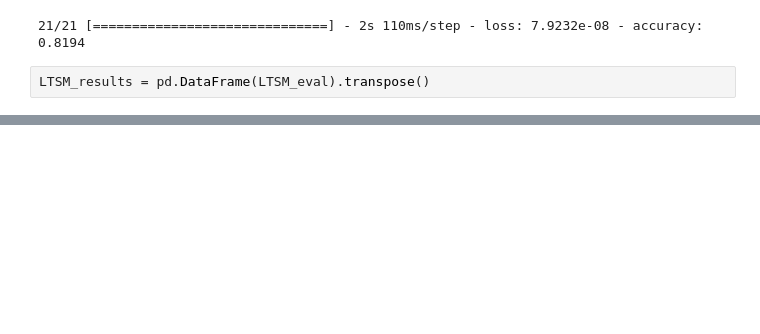
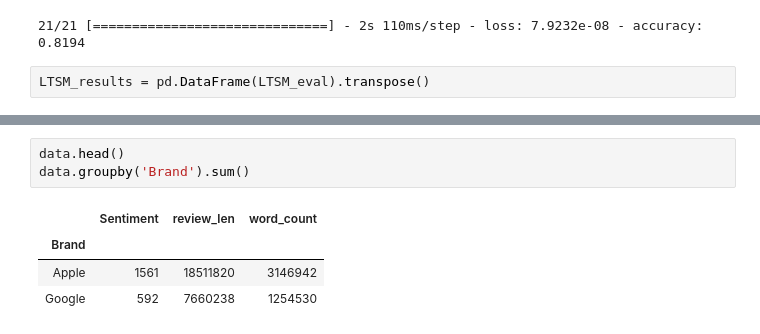
Before and after one commit to jdsmithwes/project4_NLP-master, a Jupyter notebook: Apple_Google_NLPnotebook.ipynb, the cells around one changed output, grey strips where cells are left out. Saved outputs shown, nothing was run; the diff lists cells and outputs as text; blank space fills up the shorter version.

```diff
--- a/Apple_Google_NLPnotebook.ipynb
+++ b/Apple_Google_NLPnotebook.ipynb
@@ -436,0 +457,8 @@ LTSM_results
+# %%
+data.head()
+data.groupby('Brand').sum()
+# %% [output]
+|  | Sentiment | review_len | word_count |
+| Brand |  |  |  |
+| Apple | 1561 | 18511820 | 3146942 |
+| Google | 592 | 7660238 | 1254530 |
```
Also changed, not shown: parts of 11 cells of this notebook.
